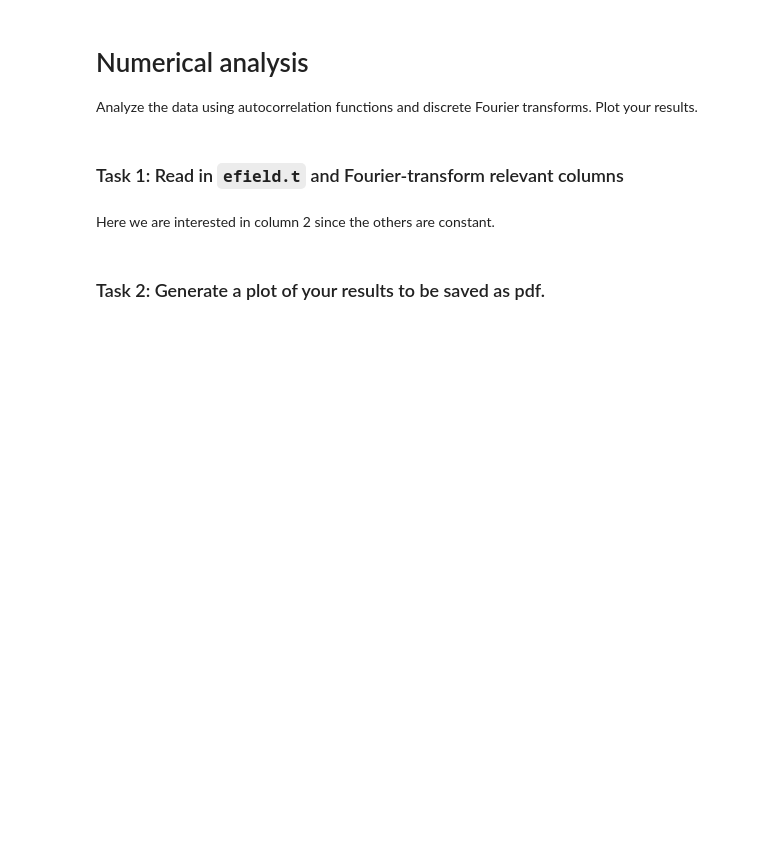
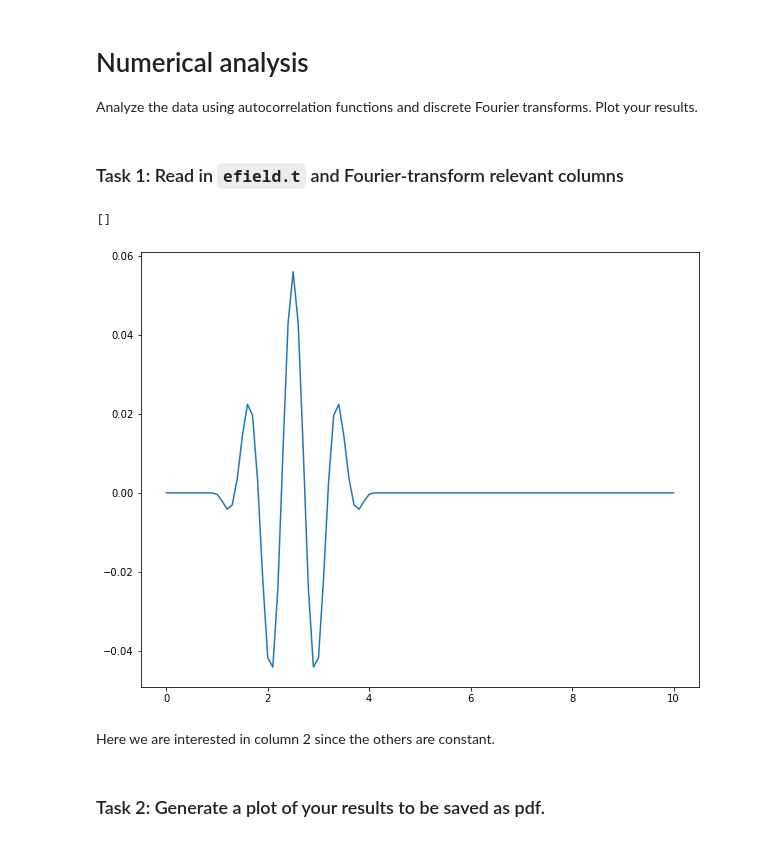
Before and after one commit to cr489/my-test-repo, a Jupyter notebook: src/notebook_unit1.ipynb, the cells around one changed output. Cells and saved outputs as stored; diff of their text form; code cells hidden in the pictures; blank space fills up the shorter version.

```diff
--- a/src/notebook_unit1.ipynb
+++ b/src/notebook_unit1.ipynb
@@ -267,3 +267,23 @@ Analyze the data using autocorrelation functions and discrete Fourier transforms
+# %%
+# read and plot efield.t
+
+pd.set_option('display.float_format', '{:.10f}'.format)
+
+data = pd.read_csv('../data/efield.t', '\s+')
+
+x = data['time']
+y = data['y']
+
+#plotting
+
+fig, ax = plt.subplots(figsize=(10,8))
+
+ax.plot(x, y)
+
+plt.plot()
+# %% [output]
+[]
+[figure, added]
 # %% [markdown]
 Here we are interested in column 2 since the others are constant.
 # %%
```
Also changed, not shown: parts of 3 cells of this notebook.
